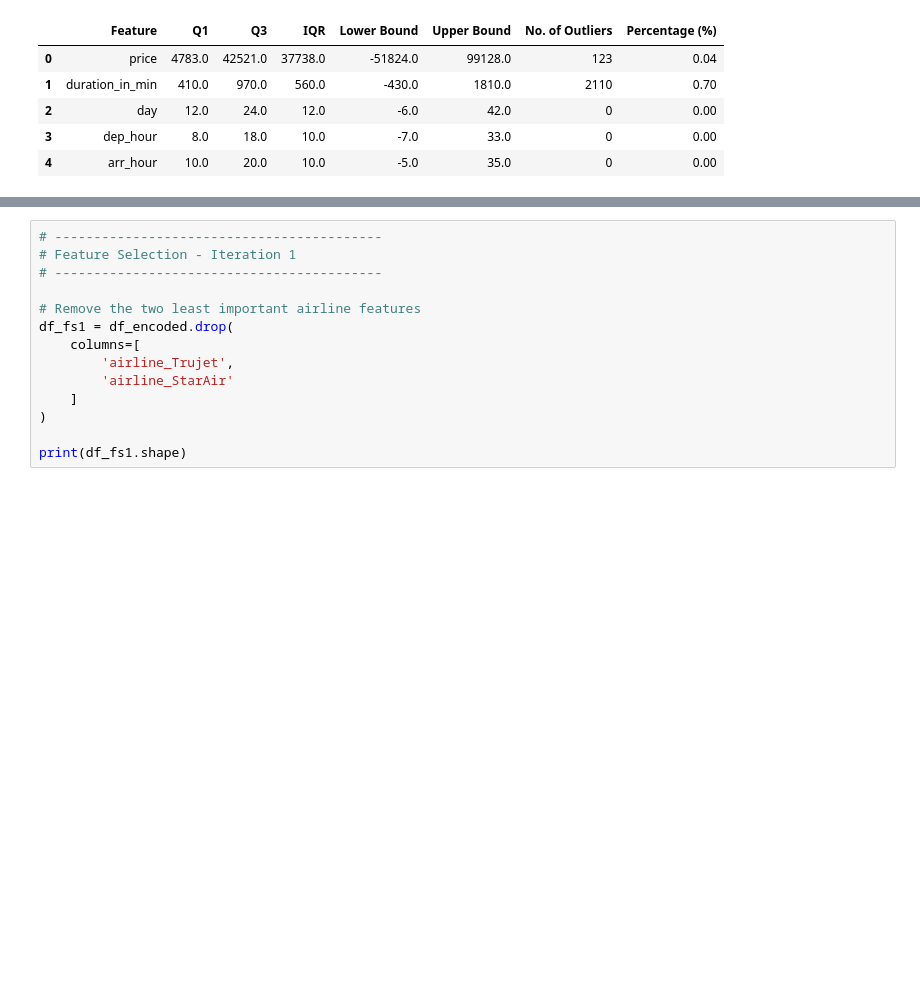
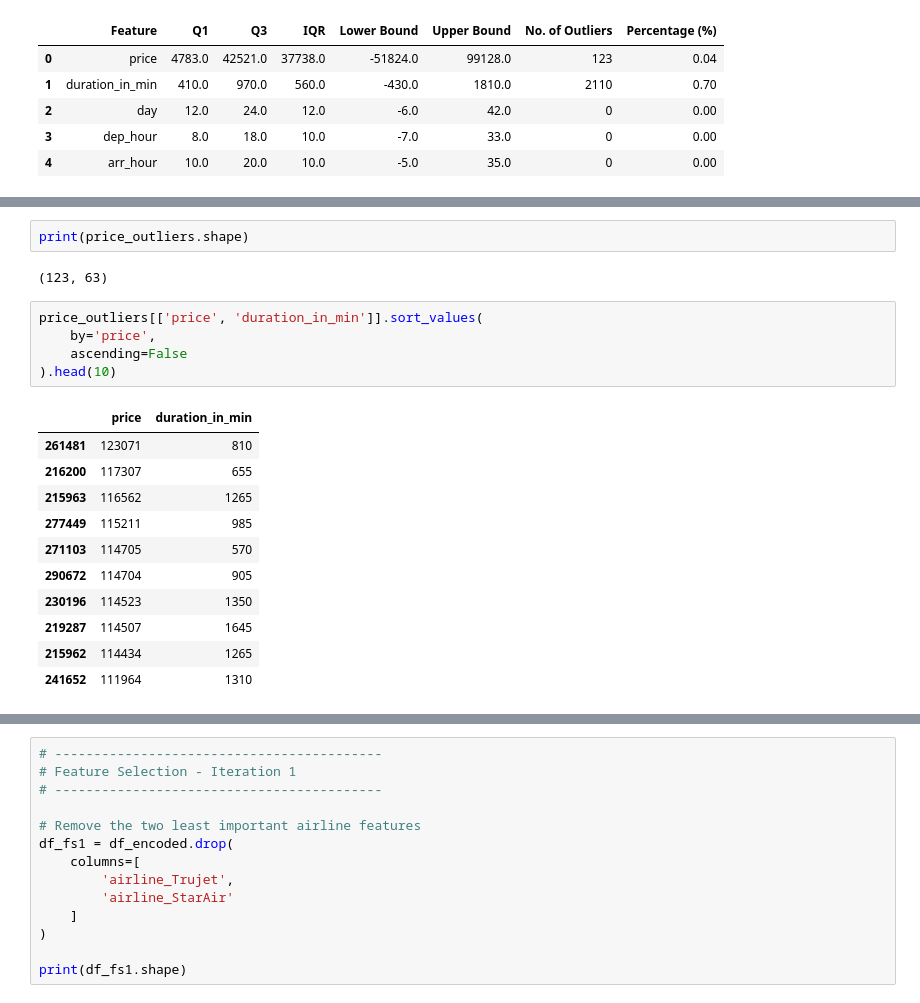
Before and after one commit to trishhh23/mldp, a Jupyter notebook: MLDP Program Codes Submission Template.ipynb, the cells around one changed output, grey strips where cells are left out. Cells and saved outputs as stored; diff of their text form; blank space fills up the shorter version.

```diff
--- a/MLDP Program Codes Submission Template.ipynb
+++ b/MLDP Program Codes Submission Template.ipynb
@@ -1326,0 +1393,21 @@ display(outlier_summary)
+# %%
+print(price_outliers.shape)
+# %% [output]
+(123, 63)
+# %%
+price_outliers[['price', 'duration_in_min']].sort_values(
+    by='price',
+    ascending=False
+).head(10)
+# %% [output]
+|  | price | duration_in_min |
+| 261481 | 123071 | 810 |
+| 216200 | 117307 | 655 |
+| 215963 | 116562 | 1265 |
+| 277449 | 115211 | 985 |
+| 271103 | 114705 | 570 |
+| 290672 | 114704 | 905 |
+| 230196 | 114523 | 1350 |
+| 219287 | 114507 | 1645 |
+| 215962 | 114434 | 1265 |
+| 241652 | 111964 | 1310 |
```
Also changed, not shown: parts of 23 cells of this notebook.
